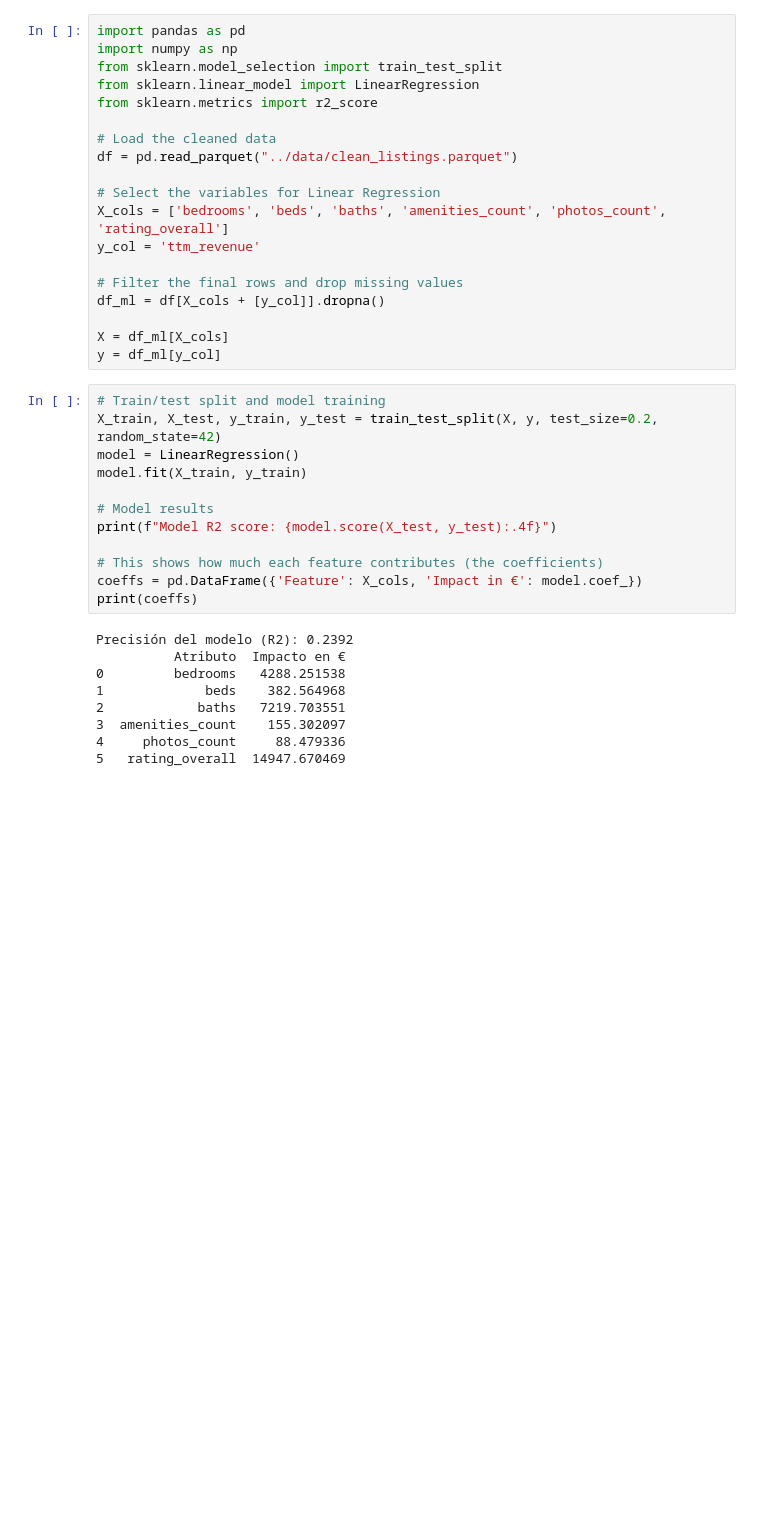
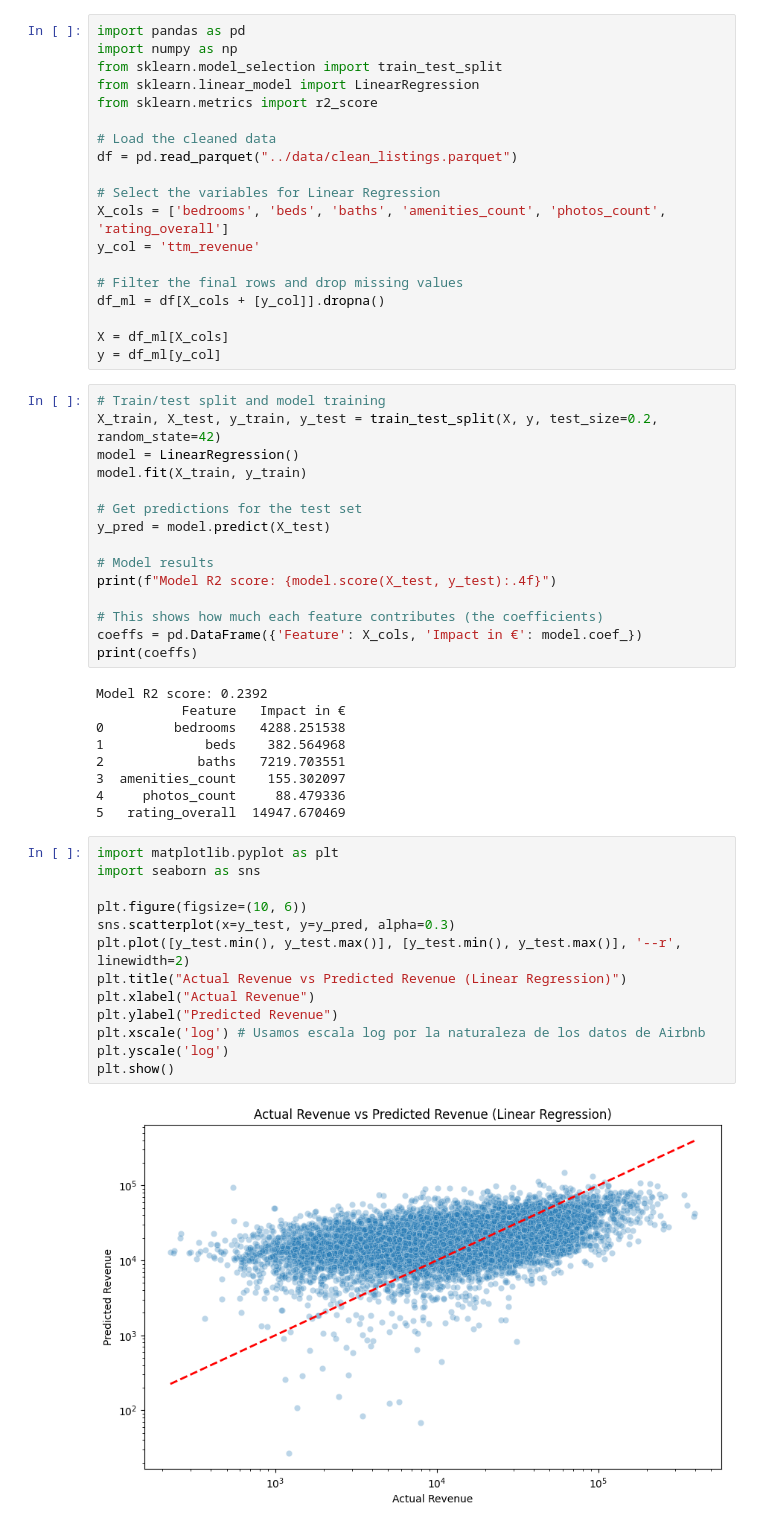
Before and after one commit to HenriquePRebolho/AirbnbDataMining, a Jupyter notebook: eda_etl/eda_etl_linear_regression.ipynb, the cells around one changed output. Cells and saved outputs as stored; diff of their text form; blank space fills up the shorter version.

Commit message:
Actualizado

```diff
--- a/eda_etl/eda_etl_linear_regression.ipynb
+++ b/eda_etl/eda_etl_linear_regression.ipynb
@@ -22,6 +22,9 @@ y = df_ml[y_col]
 X_train, X_test, y_train, y_test = train_test_split(X, y, test_size=0.2, random_state=42)
 model = LinearRegression()
 model.fit(X_train, y_train)
+
+# Get predictions for the test set
+y_pred = model.predict(X_test)
 
 # Model results
 print(f"Model R2 score: {model.score(X_test, y_test):.4f}")
@@ -30,11 +33,26 @@ print(f"Model R2 score: {model.score(X_test, y_test):.4f}")
 coeffs = pd.DataFrame({'Feature': X_cols, 'Impact in €': model.coef_})
 print(coeffs)
 # %% [output]
-Precisión del modelo (R2): 0.2392
-          Atributo  Impacto en €
+Model R2 score: 0.2392
+           Feature   Impact in €
 0         bedrooms   4288.251538
 1             beds    382.564968
 2            baths   7219.703551
 3  amenities_count    155.302097
 4     photos_count     88.479336
 5   rating_overall  14947.670469
+# %%
+import matplotlib.pyplot as plt
+import seaborn as sns
+
+plt.figure(figsize=(10, 6))
+sns.scatterplot(x=y_test, y=y_pred, alpha=0.3)
+plt.plot([y_test.min(), y_test.max()], [y_test.min(), y_test.max()], '--r', linewidth=2)
+plt.title("Actual Revenue vs Predicted Revenue (Linear Regression)")
+plt.xlabel("Actual Revenue")
+plt.ylabel("Predicted Revenue")
+plt.xscale('log') # Usamos escala log por la naturaleza de los datos de Airbnb
+plt.yscale('log')
+plt.show()
+# %% [output]
+[figure, added]
```
